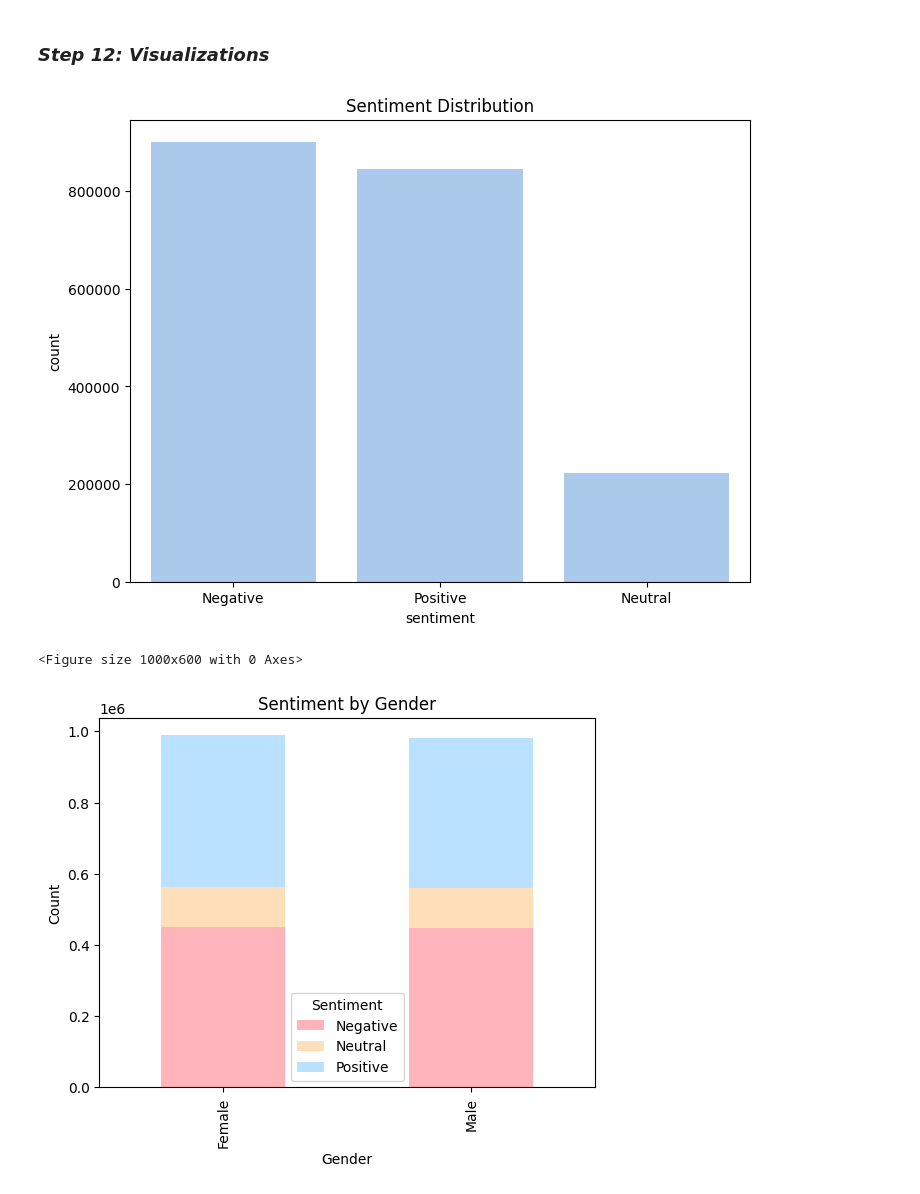
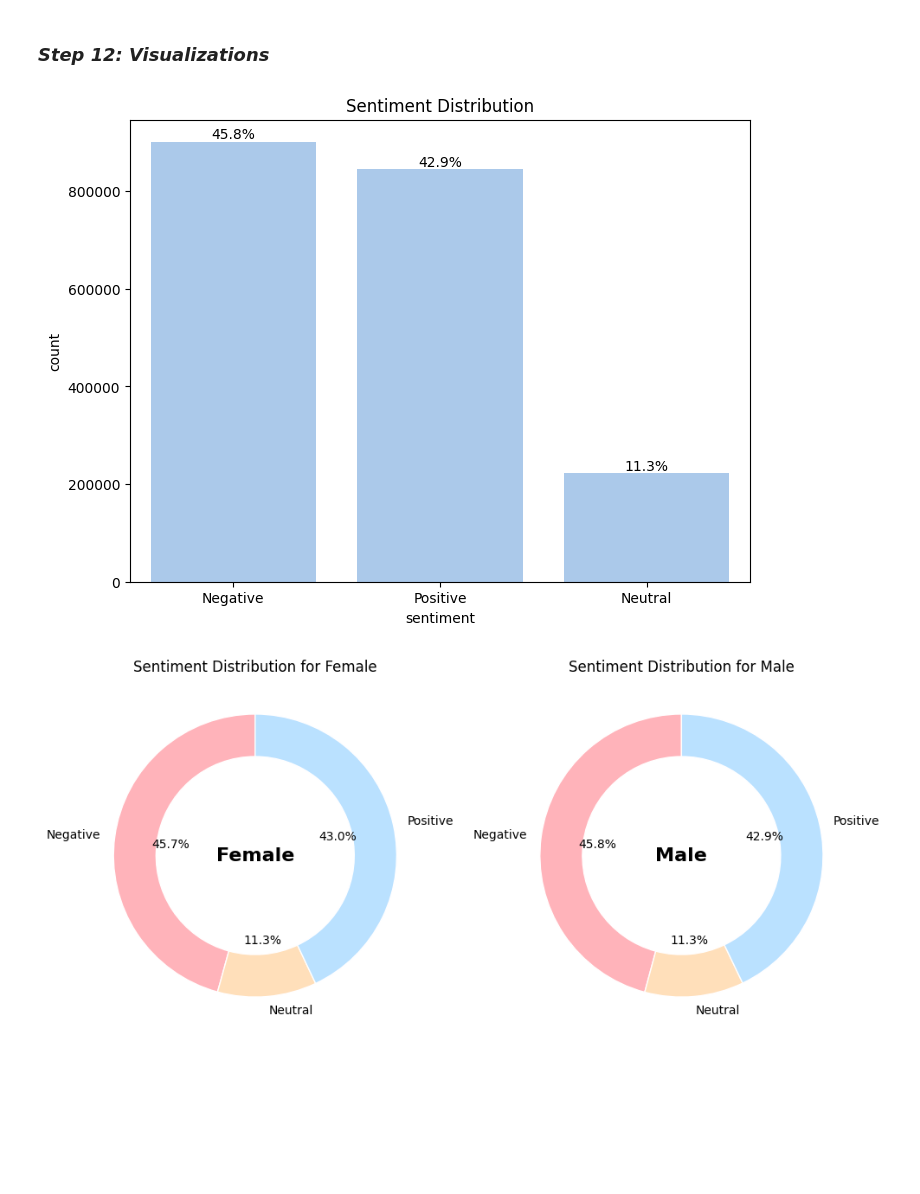
Before and after one commit to anazaharijeva/Automatic_NLP_system, a Jupyter notebook: Automatic_NLP_system_for_medical_record_analysis.ipynb, the cells around one changed output. Drawn from its saved outputs; the diff is of its cells as text; code cells hidden in the pictures; blank space fills up the shorter version.

```diff
--- a/Automatic_NLP_system_for_medical_record_analysis.ipynb
+++ b/Automatic_NLP_system_for_medical_record_analysis.ipynb
@@ -535,26 +552,58 @@ for idx, terms in enumerate(topic_terms):
 [figure]
 # %% [markdown]
 ### *Step 12: Visualizations*
-# %%
-import seaborn as sns
-import matplotlib.pyplot as plt
-sns.set_palette("pastel")
-plt.figure(figsize=(8,6))
-sns.countplot(x='sentiment', data=merged_data)
-plt.title('Sentiment Distribution')
-plt.show()
-gender_sentiment = merged_data.groupby(['gender', 'sentiment']).size().unstack().fillna(0)
-pastel_colors = ['#FFB3BA', '#FFDFBA', '#BAE1FF', '#B9FBC0']  # Soft pink, peach, light blue, mint green
-
-plt.figure(figsize=(10,6))
-gender_sentiment.plot(kind='bar', stacked=True, color=pastel_colors)
-plt.title('Sentiment by Gender')
-plt.ylabel('Count')
-plt.xlabel('Gender')
-plt.legend(title='Sentiment')
-plt.show()
-# %% [output]
-[figure, removed]
-<Figure size 1000x600 with 0 Axes>
-[figure, removed]
+# %%
+import seaborn as sns
+import matplotlib.pyplot as plt
+
+# Sentiment distribution (Count plot)
+sns.set_palette("pastel")
+plt.figure(figsize=(8,6))
+ax = sns.countplot(x='sentiment', data=merged_data)
+
+# Calculate and add percentage annotations for sentiment distribution
+total_sentiments = len(merged_data)
+for p in ax.patches:
+    height = p.get_height()
+    percentage = (height / total_sentiments) * 100
+    ax.text(p.get_x() + p.get_width() / 2, height, f'{percentage:.1f}%', ha='center', va='bottom')
+
+plt.title('Sentiment Distribution')
+plt.show()
+# %% [output]
+[figure, added]
+# %%
+import matplotlib.pyplot as plt
+
+# Group by gender and sentiment, then calculate the size of each group
+gender_sentiment = merged_data.groupby(['gender', 'sentiment']).size().unstack().fillna(0)
+
+# Convert counts to percentages
+gender_sentiment_percent = gender_sentiment.div(gender_sentiment.sum(axis=1), axis=0) * 100
+
+# Define pastel colors for the plot
+pastel_colors = ['#FFB3BA', '#FFDFBA', '#BAE1FF', '#B9FBC0']
+
+# Plot Donut Chart for each gender
+plt.figure(figsize=(10, 6))
+
+# Create a donut chart for each gender
+for idx, gender in enumerate(gender_sentiment_percent.index):
+    plt.subplot(1, 2, idx + 1)  # Two plots side by side
+    wedges, texts, autotexts = plt.pie(gender_sentiment_percent.loc[gender],
+                                       labels=gender_sentiment_percent.columns,
+                                       autopct='%1.1f%%', startangle=90, colors=pastel_colors,
+                                       wedgeprops={'width': 0.3, 'edgecolor': 'white'})
+
+    # Add a title for each subplot
+    plt.title(f'Sentiment Distribution for {gender.capitalize()}')
+
+    # Optional: Add a central label for the gender
+    plt.text(0, 0, gender.capitalize(), ha='center', va='center', fontsize=16, fontweight='bold')
+
+# Adjust the layout and display the plot
+plt.tight_layout()
+plt.show()
+# %% [output]
+[figure, added]
 # %%
```
Also changed, not shown: parts of 9 cells of this notebook.
